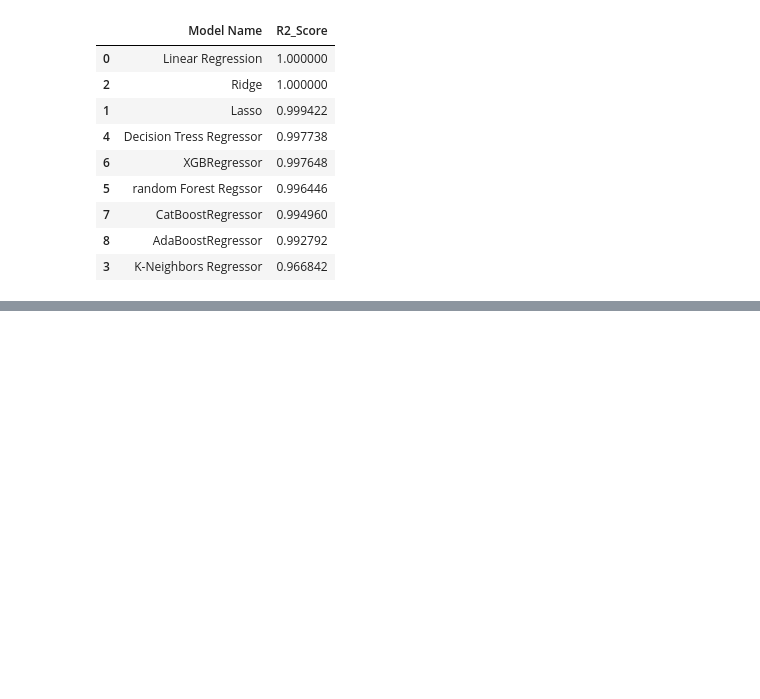
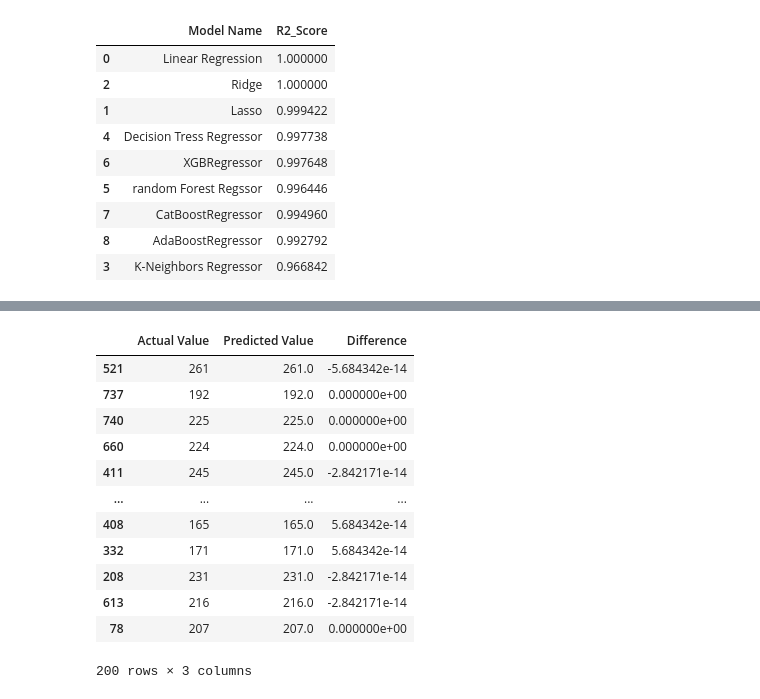
Before and after one commit to Alhamdou/studentsperformance, a Jupyter notebook: notebooks/student_eda.ipynb, the cells around one changed output, grey strips where cells are left out. Cells and saved outputs as stored; diff of their text form; code cells hidden in the pictures; blank space fills up the shorter version.

Commit message:
data_ingestion

```diff
--- a/notebooks/student_eda.ipynb
+++ b/notebooks/student_eda.ipynb
@@ -423,0 +443,17 @@ pd.DataFrame(list(zip(model_list, r2_list)), columns=['Model Name', 'R2_Score'])
+# %%
+pred_df=pd.DataFrame({'Actual Value':y_test,'Predicted Value':y_pred,'Difference':y_test-y_pred})
+pred_df
+# %% [output]
+|  | Actual Value | Predicted Value | Difference |
+| 521 | 261 | 261.0 | -5.684342e-14 |
+| 737 | 192 | 192.0 | 0.000000e+00 |
+| 740 | 225 | 225.0 | 0.000000e+00 |
+| 660 | 224 | 224.0 | 0.000000e+00 |
+| 411 | 245 | 245.0 | -2.842171e-14 |
+| ... | ... | ... | ... |
+| 408 | 165 | 165.0 | 5.684342e-14 |
+| 332 | 171 | 171.0 | 5.684342e-14 |
+| 208 | 231 | 231.0 | -2.842171e-14 |
+| 613 | 216 | 216.0 | -2.842171e-14 |
+| 78 | 207 | 207.0 | 0.000000e+00 |
+200 rows × 3 columns
```
Also changed, not shown: parts of 4 cells of this notebook, 3 other files.
